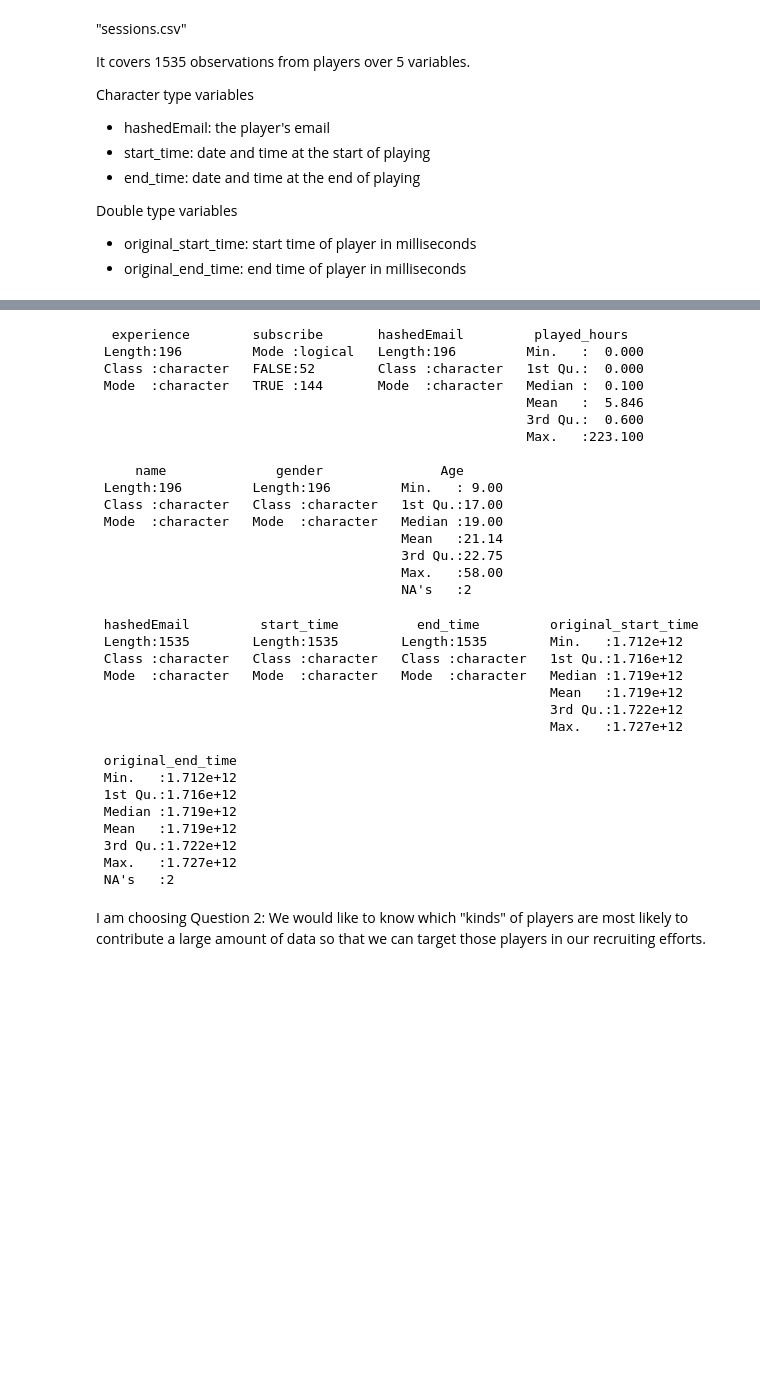
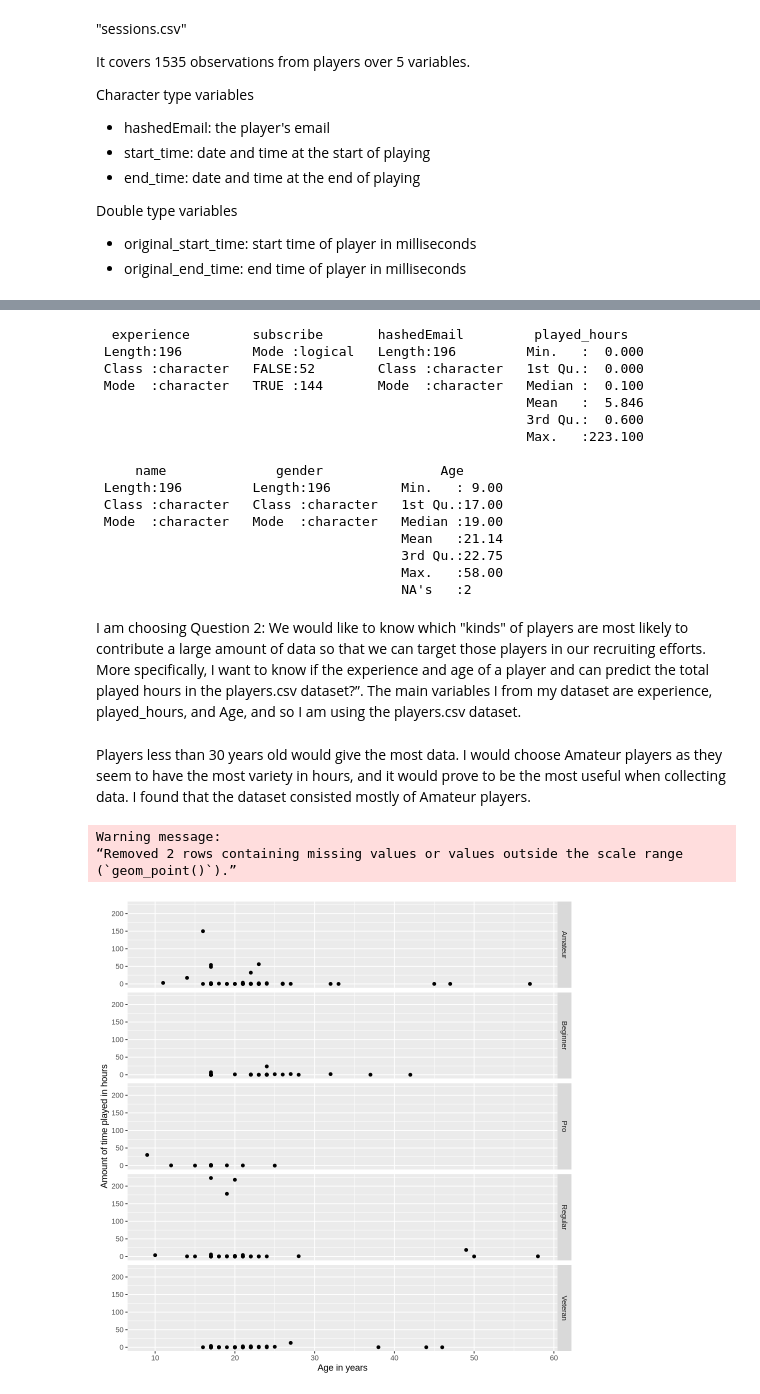
Before and after one commit to sarah-elize/toy_ds_project, a Jupyter notebook: mincraft.ipynb, the cells around one changed output, grey strips where cells are left out. Drawn from its saved outputs; the diff is of its cells as text; code cells hidden in the pictures; blank space fills up the shorter version.

```diff
--- a/mincraft.ipynb
+++ b/mincraft.ipynb
@@ -82,7 +102,6 @@ player_summary <- summary(players)
 player_summary
 
 sessions_summary <- summary(sessions)
-sessions_summary
 # %% [output]
   experience        subscribe       hashedEmail         played_hours
  Length:196         Mode :logical   Length:196         Min.   :  0.000
@@ -100,21 +119,23 @@ sessions_summary
                                        3rd Qu.:22.75
                                        Max.   :58.00
                                        NA's   :2
- hashedEmail         start_time          end_time         original_start_time
- Length:1535        Length:1535        Length:1535        Min.   :1.712e+12
- Class :character   Class :character   Class :character   1st Qu.:1.716e+12
- Mode  :character   Mode  :character   Mode  :character   Median :1.719e+12
-                                                          Mean   :1.719e+12
-                                                          3rd Qu.:1.722e+12
-                                                          Max.   :1.727e+12
-
- original_end_time
- Min.   :1.712e+12
- 1st Qu.:1.716e+12
- Median :1.719e+12
- Mean   :1.719e+12
- 3rd Qu.:1.722e+12
- Max.   :1.727e+12
- NA's   :2
 # %% [markdown]
-I am choosing Question 2: We would like to know which "kinds" of players are most likely to contribute a large amount of data so that we can target those players in our recruiting efforts.
+I am choosing Question 2: We would like to know which "kinds" of players are most likely to contribute a large amount of data so that we can target those players in our recruiting efforts. More specifically, I want to know if the experience and age of a player and can predict the total played hours in the players.csv dataset?”. The main variables I from my dataset are experience, played_hours, and Age, and so I am using the players.csv dataset.
+# %% [markdown]
+Players less than 30 years old would give the most data. I would choose Amateur players as they seem to have the most variety in hours, and it would prove to be the most useful when collecting data. I found that the dataset consisted mostly of Amateur players.
+# %%
+options(repr.plot.width = 8, repr.plot.height = 8)
+
+players_filter <- players |>
+    ggplot(aes(x = Age, y = played_hours)) +
+    geom_point() +
+    xlab("Age in years") +
+    ylab("Amount of time played in hours") +
+  facet_grid(rows = vars(experience))
+
+players_filter
+# %% [output]
+Warning message:
+“Removed 2 rows containing missing values or values outside the scale range
+(`geom_point()`).”
+[figure, added]
```
Also changed, not shown: parts of 5 cells of this notebook.
